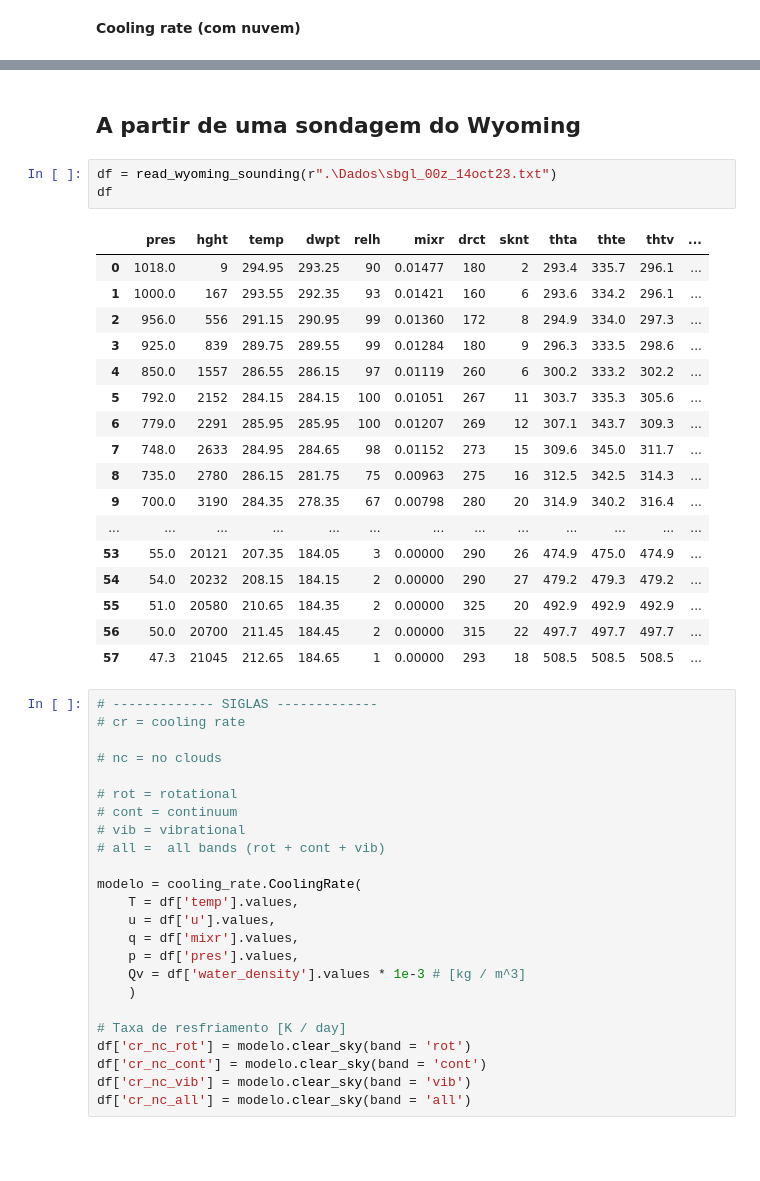
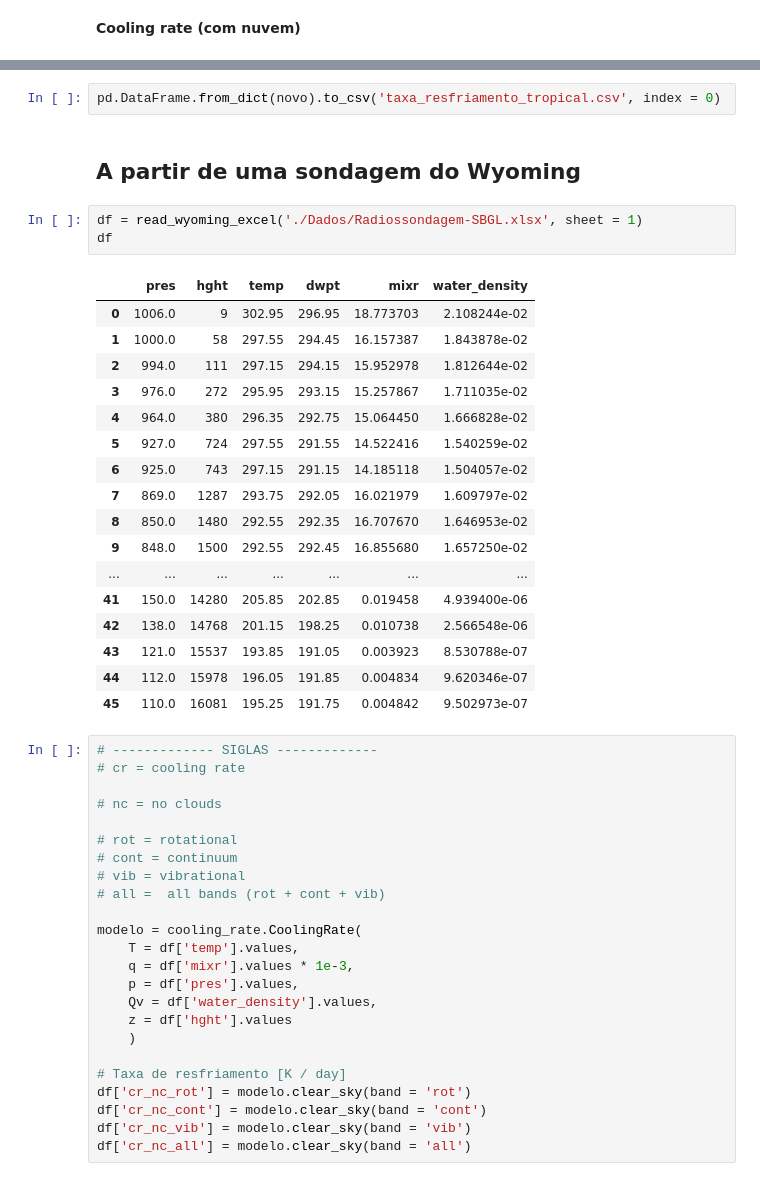
Before and after one commit to Lucas-Me/Rad-PPGM, a Jupyter notebook: exemplo.ipynb, the cells around one changed output, grey strips where cells are left out. Drawn from its saved outputs; the diff is of its cells as text; blank space fills up the shorter version.

```diff
--- a/exemplo.ipynb
+++ b/exemplo.ipynb
@@ -210,26 +228,28 @@ plt.show()
+# %%
+pd.DataFrame.from_dict(novo).to_csv('taxa_resfriamento_tropical.csv', index = 0)
 # %% [markdown]
 ## A partir de uma sondagem do Wyoming
-# %%
-df = read_wyoming_sounding(r".\Dados\sbgl_00z_14oct23.txt")
-df
-# %% [output]
-|  | pres | hght | temp | dwpt | relh | mixr | drct | sknt | thta | thte | thtv | ... |
-| 0 | 1018.0 | 9 | 294.95 | 293.25 | 90 | 0.01477 | 180 | 2 | 293.4 | 335.7 | 296.1 | ... |
-| 1 | 1000.0 | 167 | 293.55 | 292.35 | 93 | 0.01421 | 160 | 6 | 293.6 | 334.2 | 296.1 | ... |
-| 2 | 956.0 | 556 | 291.15 | 290.95 | 99 | 0.01360 | 172 | 8 | 294.9 | 334.0 | 297.3 | ... |
-| 3 | 925.0 | 839 | 289.75 | 289.55 | 99 | 0.01284 | 180 | 9 | 296.3 | 333.5 | 298.6 | ... |
-| 4 | 850.0 | 1557 | 286.55 | 286.15 | 97 | 0.01119 | 260 | 6 | 300.2 | 333.2 | 302.2 | ... |
-| 5 | 792.0 | 2152 | 284.15 | 284.15 | 100 | 0.01051 | 267 | 11 | 303.7 | 335.3 | 305.6 | ... |
-| 6 | 779.0 | 2291 | 285.95 | 285.95 | 100 | 0.01207 | 269 | 12 | 307.1 | 343.7 | 309.3 | ... |
-| 7 | 748.0 | 2633 | 284.95 | 284.65 | 98 | 0.01152 | 273 | 15 | 309.6 | 345.0 | 311.7 | ... |
-| 8 | 735.0 | 2780 | 286.15 | 281.75 | 75 | 0.00963 | 275 | 16 | 312.5 | 342.5 | 314.3 | ... |
-| 9 | 700.0 | 3190 | 284.35 | 278.35 | 67 | 0.00798 | 280 | 20 | 314.9 | 340.2 | 316.4 | ... |
-| ... | ... | ... | ... | ... | ... | ... | ... | ... | ... | ... | ... | ... |
-| 53 | 55.0 | 20121 | 207.35 | 184.05 | 3 | 0.00000 | 290 | 26 | 474.9 | 475.0 | 474.9 | ... |
-| 54 | 54.0 | 20232 | 208.15 | 184.15 | 2 | 0.00000 | 290 | 27 | 479.2 | 479.3 | 479.2 | ... |
-| 55 | 51.0 | 20580 | 210.65 | 184.35 | 2 | 0.00000 | 325 | 20 | 492.9 | 492.9 | 492.9 | ... |
-| 56 | 50.0 | 20700 | 211.45 | 184.45 | 2 | 0.00000 | 315 | 22 | 497.7 | 497.7 | 497.7 | ... |
-| 57 | 47.3 | 21045 | 212.65 | 184.65 | 1 | 0.00000 | 293 | 18 | 508.5 | 508.5 | 508.5 | ... |
+# %%
+df = read_wyoming_excel('./Dados/Radiossondagem-SBGL.xlsx', sheet = 1)
+df
+# %% [output]
+|  | pres | hght | temp | dwpt | mixr | water_density |
+| 0 | 1006.0 | 9 | 302.95 | 296.95 | 18.773703 | 2.108244e-02 |
+| 1 | 1000.0 | 58 | 297.55 | 294.45 | 16.157387 | 1.843878e-02 |
+| 2 | 994.0 | 111 | 297.15 | 294.15 | 15.952978 | 1.812644e-02 |
+| 3 | 976.0 | 272 | 295.95 | 293.15 | 15.257867 | 1.711035e-02 |
+| 4 | 964.0 | 380 | 296.35 | 292.75 | 15.064450 | 1.666828e-02 |
+| 5 | 927.0 | 724 | 297.55 | 291.55 | 14.522416 | 1.540259e-02 |
+| 6 | 925.0 | 743 | 297.15 | 291.15 | 14.185118 | 1.504057e-02 |
+| 7 | 869.0 | 1287 | 293.75 | 292.05 | 16.021979 | 1.609797e-02 |
+| 8 | 850.0 | 1480 | 292.55 | 292.35 | 16.707670 | 1.646953e-02 |
+| 9 | 848.0 | 1500 | 292.55 | 292.45 | 16.855680 | 1.657250e-02 |
+| ... | ... | ... | ... | ... | ... | ... |
+| 41 | 150.0 | 14280 | 205.85 | 202.85 | 0.019458 | 4.939400e-06 |
+| 42 | 138.0 | 14768 | 201.15 | 198.25 | 0.010738 | 2.566548e-06 |
+| 43 | 121.0 | 15537 | 193.85 | 191.05 | 0.003923 | 8.530788e-07 |
+| 44 | 112.0 | 15978 | 196.05 | 191.85 | 0.004834 | 9.620346e-07 |
+| 45 | 110.0 | 16081 | 195.25 | 191.75 | 0.004842 | 9.502973e-07 |
 # %%
 # ------------- SIGLAS -------------
 # cr = cooling rate
@@ -243,10 +263,10 @@ df
 
 modelo = cooling_rate.CoolingRate(
     T = df['temp'].values,
-    u = df['u'].values,
-    q = df['mixr'].values,
+    q = df['mixr'].values * 1e-3,
     p = df['pres'].values,
-    Qv = df['water_density'].values * 1e-3 # [kg / m^3]
+    Qv = df['water_density'].values,
+    z = df['hght'].values
     )
 
 # Taxa de resfriamento [K / day]
```
Also changed, not shown: parts of 11 cells of this notebook.
